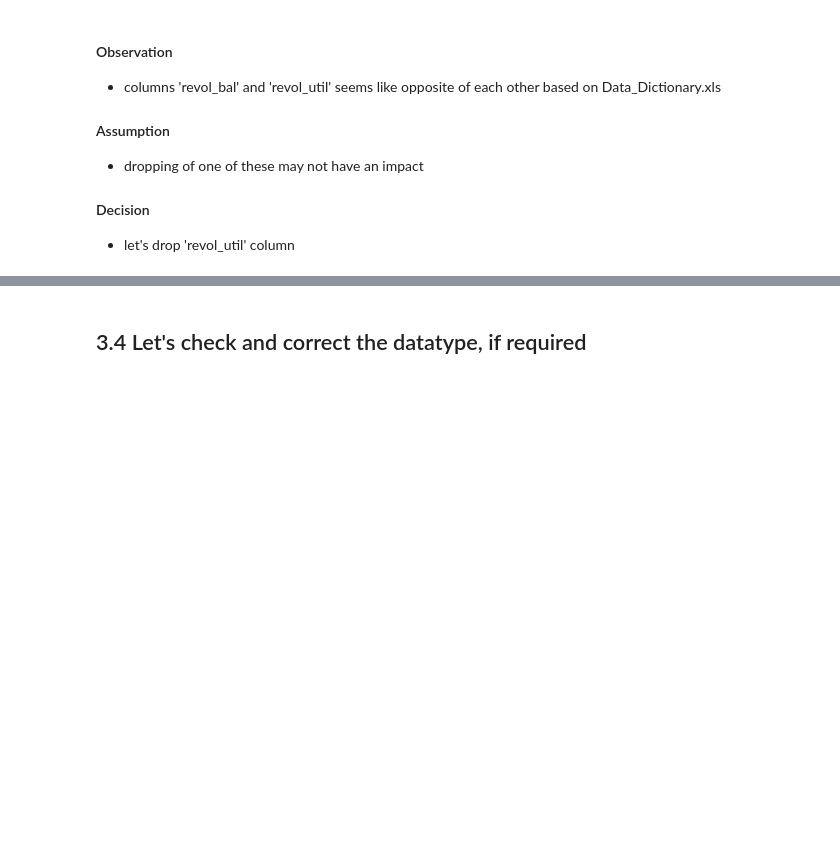
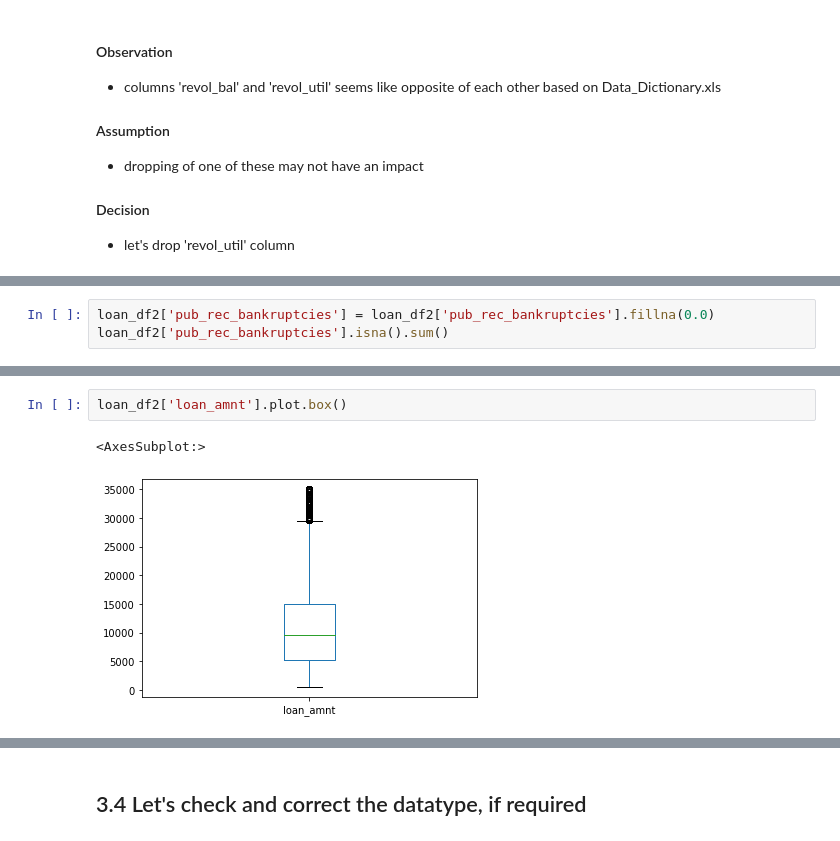
Before and after one commit to JamshedAhsan/fraud-detection, a Jupyter notebook: Case-Study-Lending-Loan-Club.ipynb, the cells around one changed output, grey strips where cells are left out. Cells and saved outputs as stored; diff of their text form; blank space fills up the shorter version.

```diff
--- a/Case-Study-Lending-Loan-Club.ipynb
+++ b/Case-Study-Lending-Loan-Club.ipynb
@@ -1060,0 +1010,3 @@ loan_df2['total_acc'].hist(bins=50)
+# %%
+loan_df2['pub_rec_bankruptcies'] = loan_df2['pub_rec_bankruptcies'].fillna(0.0)
+loan_df2['pub_rec_bankruptcies'].isna().sum()
@@ -1060,0 +1063,5 @@ loan_df2['total_acc'].hist(bins=50)
+# %%
+loan_df2['loan_amnt'].plot.box()
+# %% [output]
+<AxesSubplot:>
+[figure, added]
```
Also changed, not shown: parts of 206 cells of this notebook.
